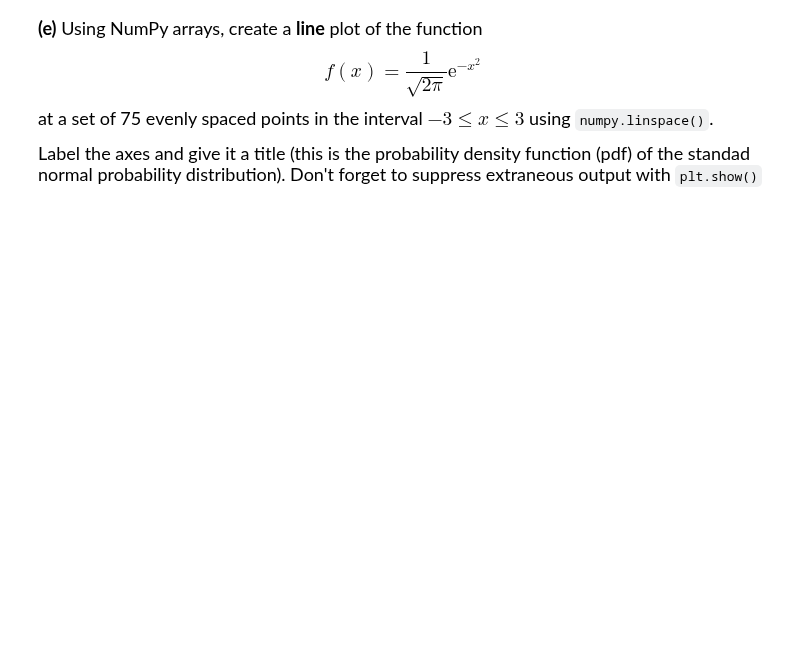
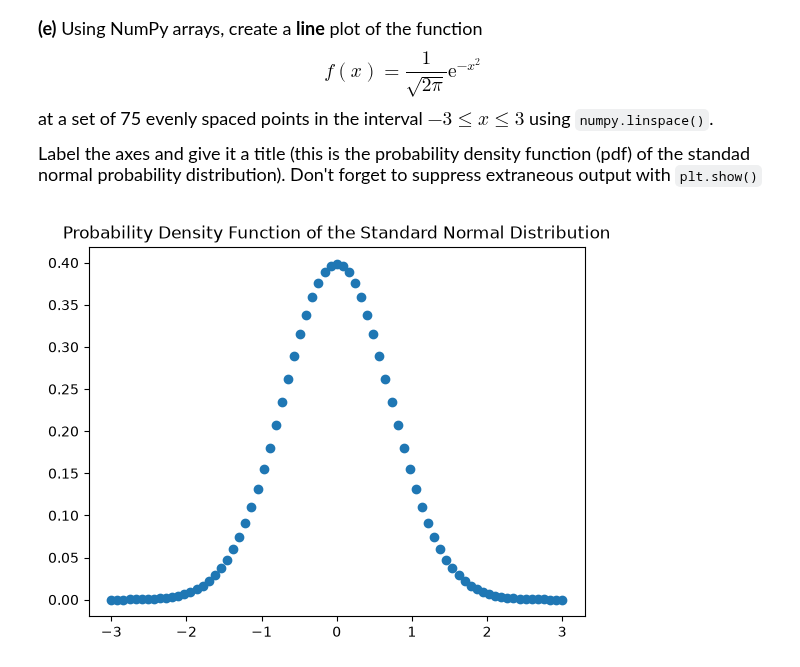
Before and after one commit to amateo6-ant/datasci151fall2026, a Jupyter notebook: _assignments/assignment_3/Assignment3.ipynb, the cells around one changed output. Drawn from its saved outputs; the diff is of its cells as text; code cells hidden in the pictures; blank space fills up the shorter version.

```diff
--- a/_assignments/assignment_3/Assignment3.ipynb
+++ b/_assignments/assignment_3/Assignment3.ipynb
@@ -146,3 +205,20 @@ at a set of 75 evenly spaced points in the interval $-3 \leq x \leq 3$ using `nu
 Label the axes and give it a title (this is the probability density function (pdf) of the standad normal probability distribution). Don't forget to suppress extraneous output with `plt.show()`
 # %%
 # your code here
+
+# Define function
+x_vals = np.array([np.linspace(-3,3,75)])
+e = np.exp(-x_vals**2)
+f_of_x = (1/(np.sqrt(2*np.pi)))*e
+
+#print(F)
+
+import matplotlib.pyplot as plt
+
+# Plot the distribution with label
+plt.scatter(x = x_vals, y = f_of_x)
+plt.plot(x_vals, f_of_x)
+plt.title("Probability Density Function of the Standard Normal Distribution")
+plt.show()
+# %% [output]
+[figure, added]
```
Also changed, not shown: parts of 5 cells of this notebook.
